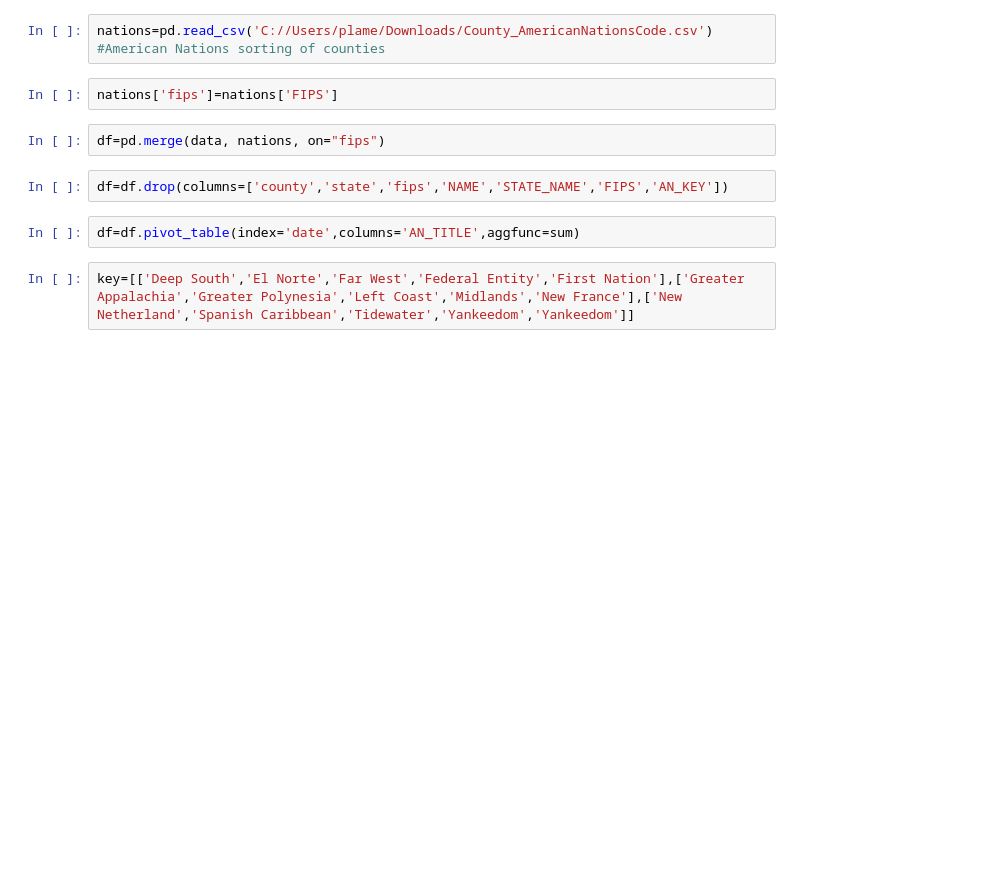
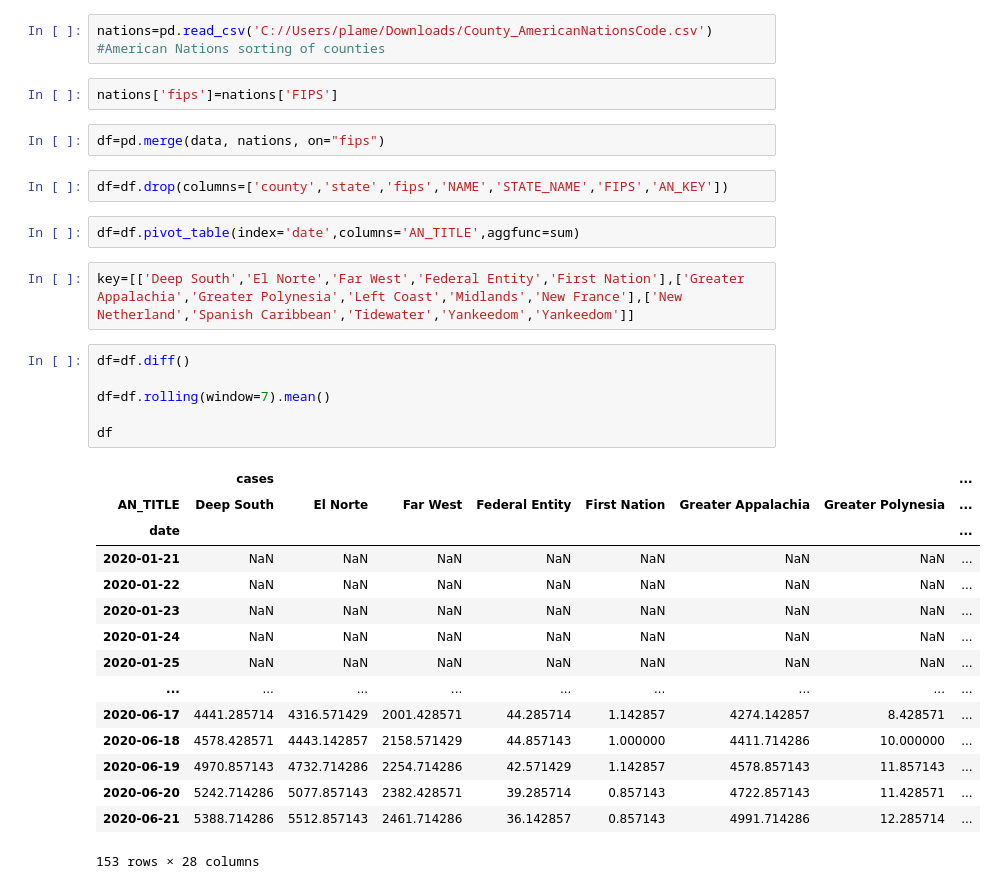
Before and after one commit to Plamen0606/Covid-19, a Jupyter notebook: Covid-19 Plots_AmericanNations.ipynb, the cells around one changed output. Saved outputs shown, nothing was run; the diff lists cells and outputs as text; blank space fills up the shorter version.

```diff
--- a/Covid-19 Plots_AmericanNations.ipynb
+++ b/Covid-19 Plots_AmericanNations.ipynb
@@ -25,4 +25,26 @@ df=df.drop(columns=['county','state','fips','NAME','STATE_NAME','FIPS','AN_KEY']
 df=df.pivot_table(index='date',columns='AN_TITLE',aggfunc=sum)
 # %%
 key=[['Deep South','El Norte','Far West','Federal Entity','First Nation'],['Greater Appalachia','Greater Polynesia','Left Coast','Midlands','New France'],['New Netherland','Spanish Caribbean','Tidewater','Yankeedom','Yankeedom']]
+# %%
+df=df.diff()
+
+df=df.rolling(window=7).mean()
+
+df
+# %% [output]
+|  | cases |  |  |  |  |  |  | ... |
+| AN_TITLE | Deep South | El Norte | Far West | Federal Entity | First Nation | Greater Appalachia | Greater Polynesia | ... |
+| date |  |  |  |  |  |  |  | ... |
+| 2020-01-21 | NaN | NaN | NaN | NaN | NaN | NaN | NaN | ... |
+| 2020-01-22 | NaN | NaN | NaN | NaN | NaN | NaN | NaN | ... |
+| 2020-01-23 | NaN | NaN | NaN | NaN | NaN | NaN | NaN | ... |
+| 2020-01-24 | NaN | NaN | NaN | NaN | NaN | NaN | NaN | ... |
+| 2020-01-25 | NaN | NaN | NaN | NaN | NaN | NaN | NaN | ... |
+| ... | ... | ... | ... | ... | ... | ... | ... | ... |
+| 2020-06-17 | 4441.285714 | 4316.571429 | 2001.428571 | 44.285714 | 1.142857 | 4274.142857 | 8.428571 | ... |
+| 2020-06-18 | 4578.428571 | 4443.142857 | 2158.571429 | 44.857143 | 1.000000 | 4411.714286 | 10.000000 | ... |
+| 2020-06-19 | 4970.857143 | 4732.714286 | 2254.714286 | 42.571429 | 1.142857 | 4578.857143 | 11.857143 | ... |
+| 2020-06-20 | 5242.714286 | 5077.857143 | 2382.428571 | 39.285714 | 0.857143 | 4722.857143 | 11.428571 | ... |
+| 2020-06-21 | 5388.714286 | 5512.857143 | 2461.714286 | 36.142857 | 0.857143 | 4991.714286 | 12.285714 | ... |
+153 rows × 28 columns
 # %%
```
Also changed, not shown: parts of 5 cells of this notebook, 2 other files.
